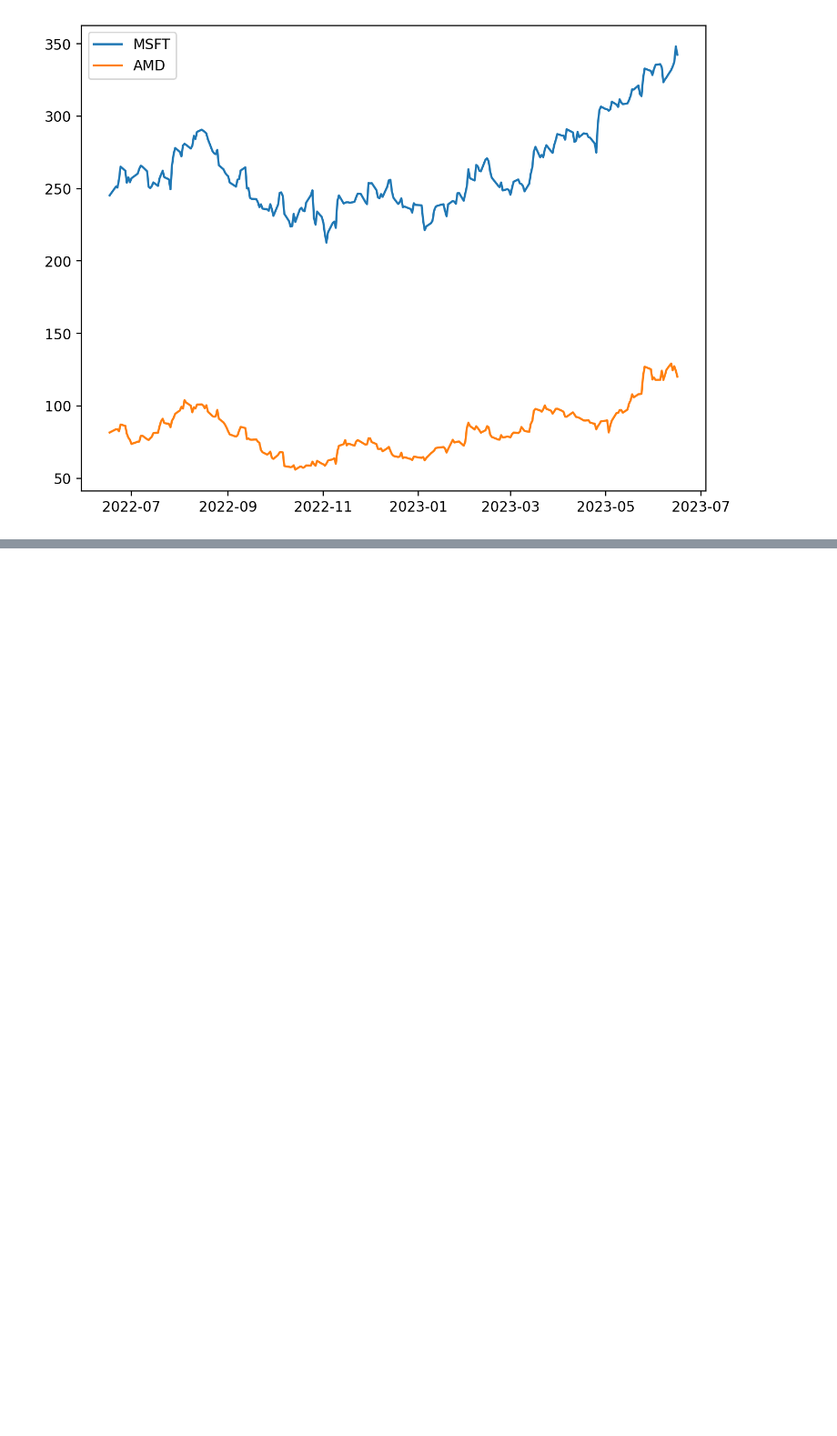
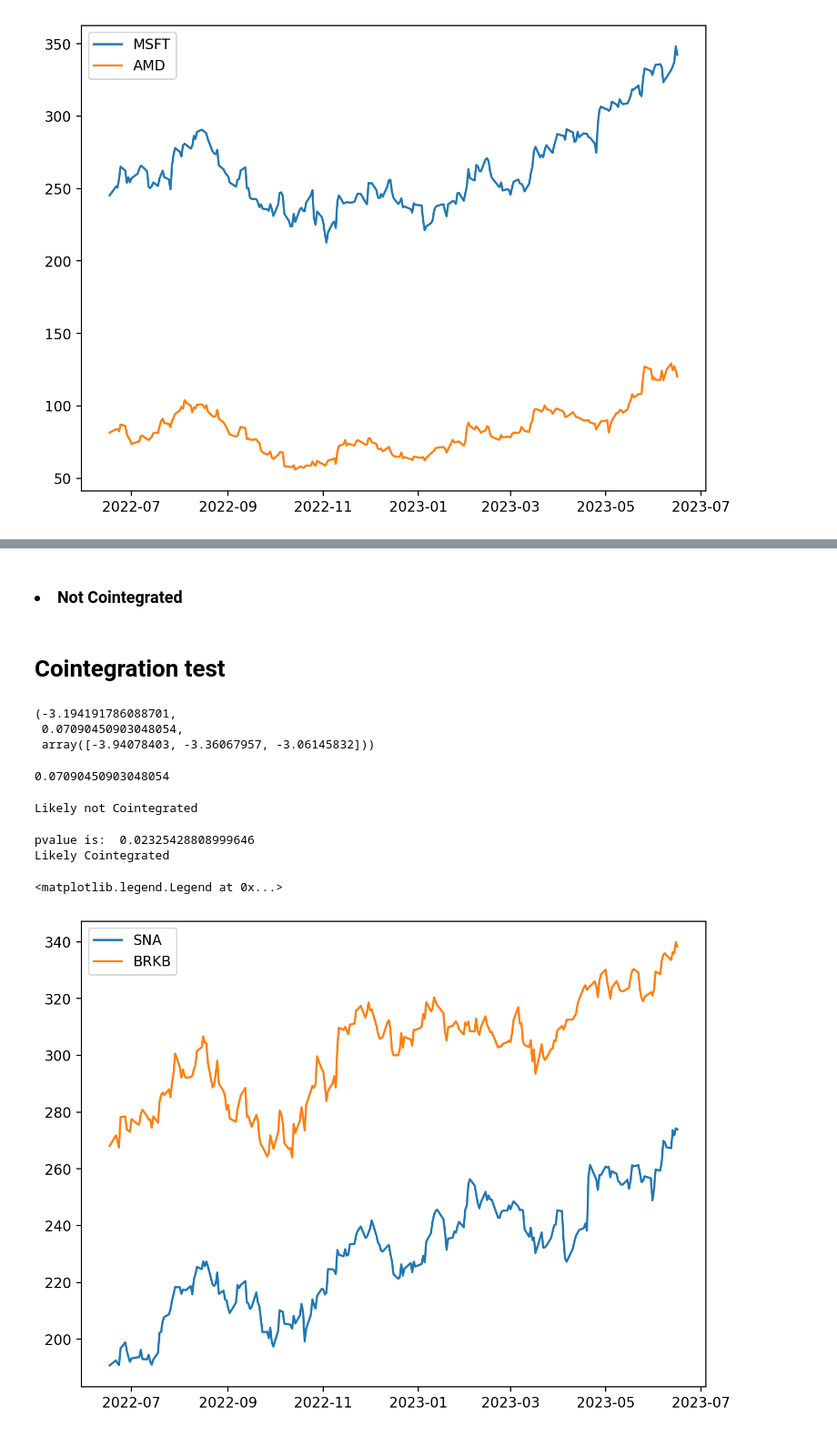
Before and after one commit to xwj0109/Quant-Finance, a Jupyter notebook: PairsTrading_Strategy.ipynb, the cells around one changed output, grey strips where cells are left out. Shown at 91% size. Saved outputs shown, nothing was run; the diff lists cells and outputs as text; code cells hidden in the pictures; blank space fills up the shorter version.

```diff
--- a/PairsTrading_Strategy.ipynb
+++ b/PairsTrading_Strategy.ipynb
@@ -66,0 +73,18 @@ plt.legend()
+# %% [markdown]
+<h3><li> Not Cointegrated </li></h3>
+# %% [markdown]
+<h1>Cointegration test</h1>
+# %%
+import statsmodels as sm
+from statsmodels.tsa.stattools import coint
+
+coint( MSFT, AMD)
+# %% [output]
+(-3.194191786088701,
+ 0.07090450903048054,
+ array([-3.94078403, -3.36067957, -3.06145832]))
+# %%
+score, pvalue, _ = coint( MSFT, AMD)
+print (pvalue)
+# %% [output]
+0.07090450903048054
@@ -66,0 +98,22 @@ plt.legend()
+# %%
+cointgration(pvalue)
+# %% [output]
+Likely not Cointegrated
+# %%
+BRKB = df['BRK-B']
+SNA = df['SNA']
+AAPL = df['AAPL']
+coint(MSFT, AAPL)
+score, pvalue, _ = coint(BRKB, SNA)
+print('pvalue is: ', pvalue )
+cointgration(pvalue)
+# %% [output]
+pvalue is:  0.02325428808999646
+Likely Cointegrated
+# %%
+plt.plot(SNA, label = 'SNA')
+plt.plot(BRKB, label = 'BRKB')
+plt.legend()
+# %% [output]
+<matplotlib.legend.Legend at 0x...>
+[figure, added]
```
Also changed, not shown: parts of 6 cells of this notebook.
